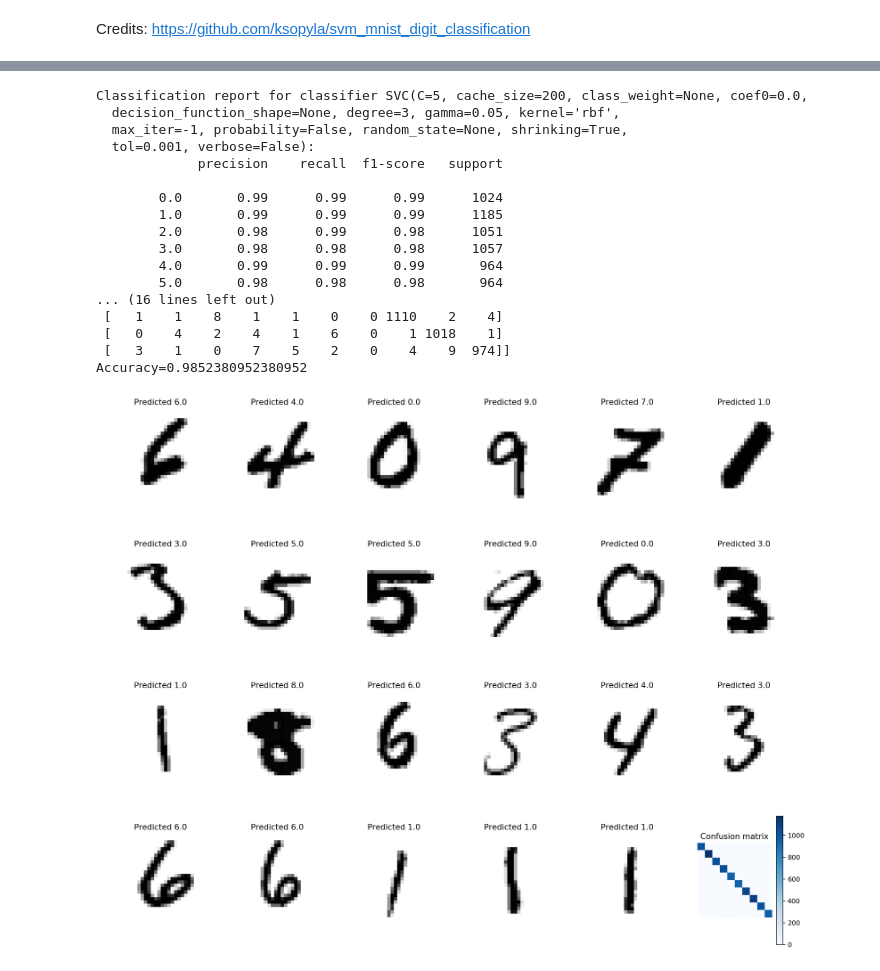
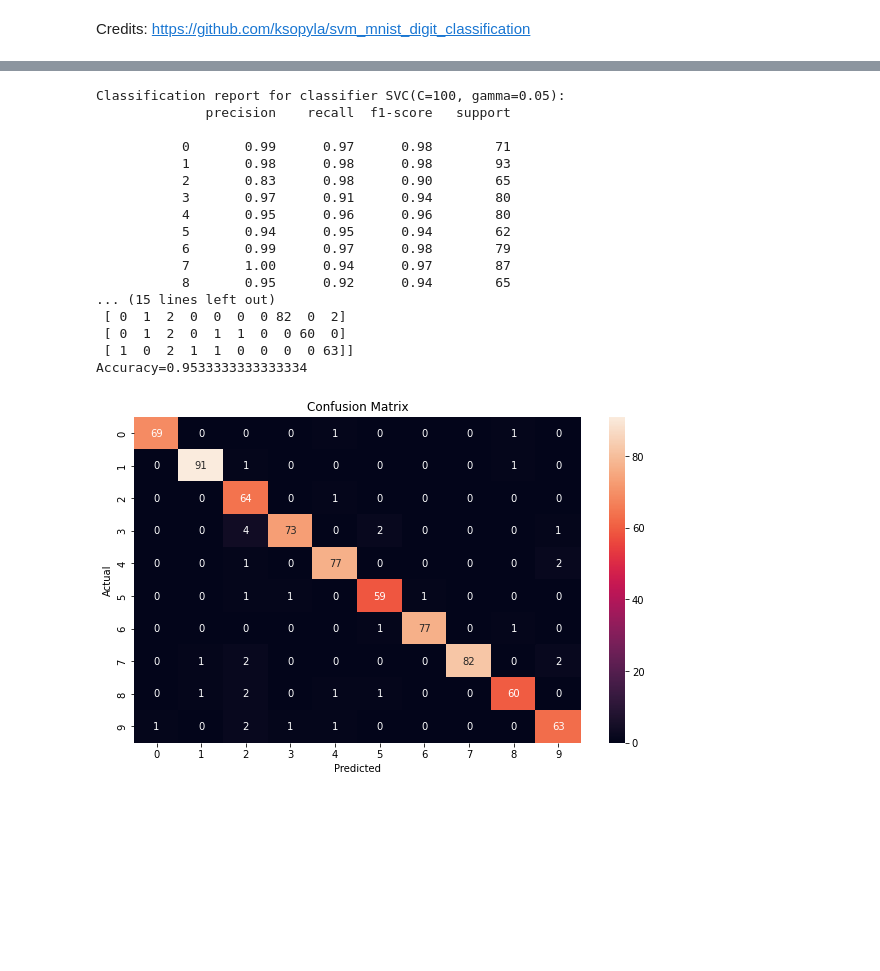
Before and after one commit to sariMerzel/mlcourse-1, a Jupyter notebook: Support_Vector_Machine_scikit_MNIST.ipynb, the cells around one changed output, grey strips where cells are left out. Saved outputs shown, nothing was run; the diff lists cells and outputs as text; code cells hidden in the pictures; blank space fills up the shorter version.

```diff
--- a/Support_Vector_Machine_scikit_MNIST.ipynb
+++ b/Support_Vector_Machine_scikit_MNIST.ipynb
@@ -56,7 +81,7 @@ X_train, X_test, y_train, y_test = train_test_split(X_data, Y, test_size=0.15, r
 # create a support vector classifier, and train it
 
 # set params to pre-determined optimal values
-param_C = 5
+param_C = 100
 param_gamma = 0.05
 
 # create clasifier according to params
@@ -88,7 +113,7 @@ expected = y_test
 predicted = classifier.predict(X_test)
 
 # show a few digits and the predictions
-show_some_digits(X_test,predicted,title_text="Predicted {}")
+# show_some_digits(X_test,predicted,title_text="Predicted {}")
 
 
 # print metrics
@@ -98,25 +123,33 @@ print("Classification report for classifier %s:\n%s\n"
 cm = metrics.confusion_matrix(expected, predicted)
 print("Confusion matrix:\n%s" % cm)
 
-plot_confusion_matrix(cm)
+#plot_confusion_matrix(cm)
 
 print("Accuracy={}".format(metrics.accuracy_score(expected, predicted)))
 # %% [output]
-Classification report for classifier SVC(C=5, cache_size=200, class_weight=None, coef0=0.0,
-  decision_function_shape=None, degree=3, gamma=0.05, kernel='rbf',
-  max_iter=-1, probability=False, random_state=None, shrinking=True,
-  tol=0.001, verbose=False):
-             precision    recall  f1-score   support
+Classification report for classifier SVC(C=100, gamma=0.05):
+              precision    recall  f1-score   support
 
-        0.0       0.99      0.99      0.99      1024
-        1.0       0.99      0.99      0.99      1185
-        2.0       0.98      0.99      0.98      1051
-        3.0       0.98      0.98      0.98      1057
-        4.0       0.99      0.99      0.99       964
-        5.0       0.98      0.98      0.98       964
-... (16 lines left out)
- [   1    1    8    1    1    0    0 1110    2    4]
- [   0    4    2    4    1    6    0    1 1018    1]
- [   3    1    0    7    5    2    0    4    9  974]]
-Accuracy=0.9852380952380952
+           0       0.99      0.97      0.98        71
+           1       0.98      0.98      0.98        93
+           2       0.83      0.98      0.90        65
+           3       0.97      0.91      0.94        80
+           4       0.95      0.96      0.96        80
+           5       0.94      0.95      0.94        62
+           6       0.99      0.97      0.98        79
+           7       1.00      0.94      0.97        87
+           8       0.95      0.92      0.94        65
+... (15 lines left out)
+ [ 0  1  2  0  0  0  0 82  0  2]
+ [ 0  1  2  0  1  1  0  0 60  0]
+ [ 1  0  2  1  1  0  0  0  0 63]]
+Accuracy=0.9533333333333334
-[figure, removed]
+# %%
+plt.subplots(figsize=(10, 6))
+sb.heatmap(cm, annot = True, fmt = 'g')
+plt.xlabel("Predicted")
+plt.ylabel("Actual")
+plt.title("Confusion Matrix")
+plt.show()
+# %% [output]
+[figure, added]
```
Also changed, not shown: parts of 8 cells of this notebook.
